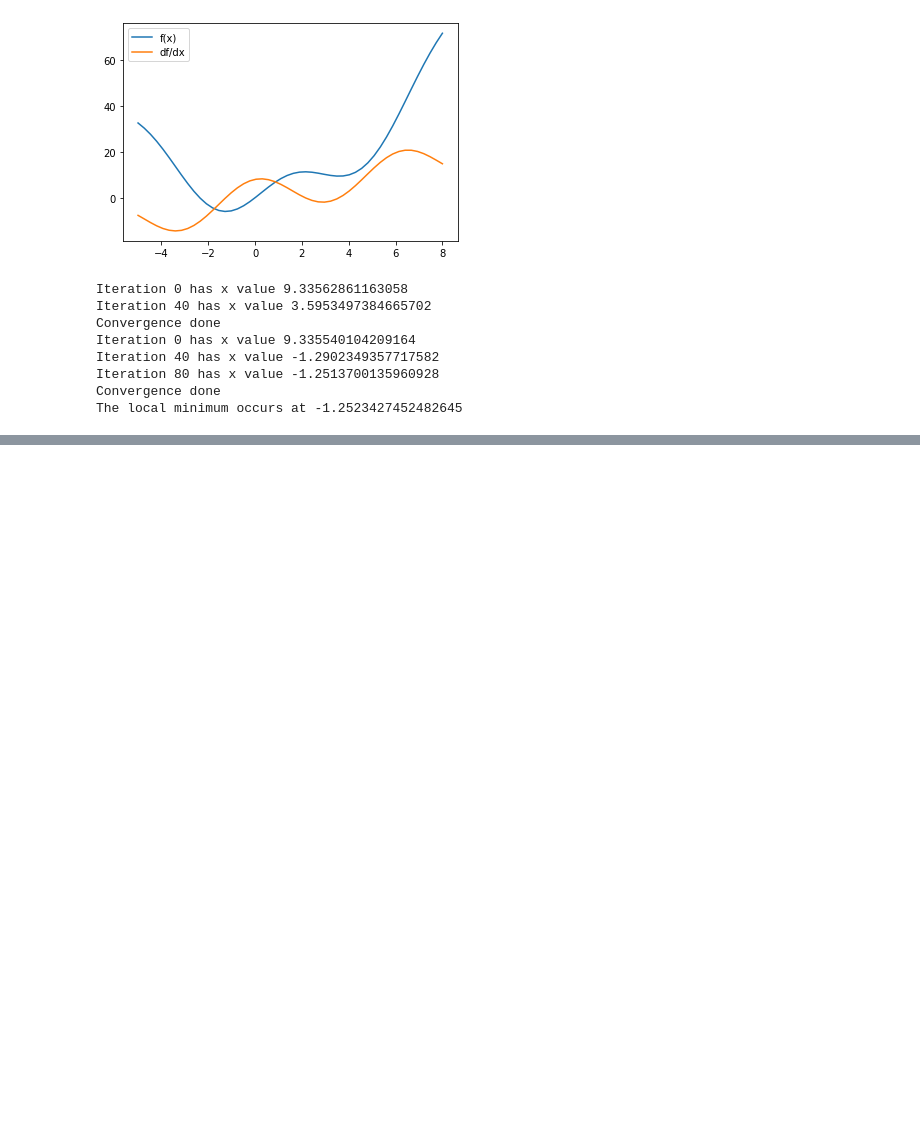
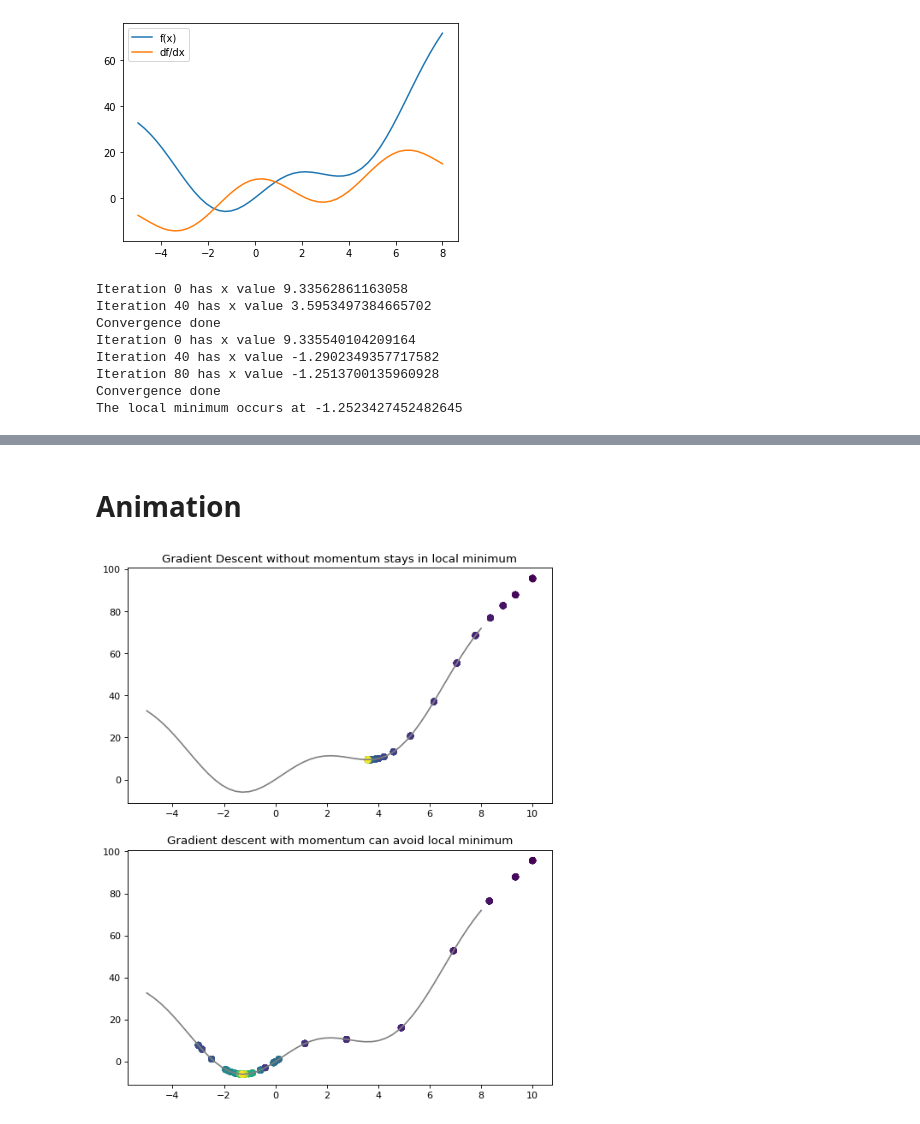
Before and after one commit to Apiquet/fcn_from_scratch, a Jupyter notebook: differential_approach/gradient_descent_momentum.ipynb, the cells around one changed output, grey strips where cells are left out. Drawn from its saved outputs; the diff is of its cells as text; code cells hidden in the pictures; blank space fills up the shorter version.

Commit message:
[DEV][2D] Add animation

```diff
--- a/differential_approach/gradient_descent_momentum.ipynb
+++ b/differential_approach/gradient_descent_momentum.ipynb
@@ -105,0 +106,44 @@ fig.savefig('../plots/2D_GD.png')
+# %% [markdown]
+# Animation
+# %%
+from tqdm import tqdm
+from PIL import Image
+def fig2img(fig):
+    """Convert a Matplotlib figure to a PIL Image and return it"""
+    import io
+    buf = io.BytesIO()
+    fig.savefig(buf)
+    buf.seek(0)
+    img = Image.open(buf)
+    return img
+# %%
+images = []
+fig = plt.figure(num=None, figsize=(8, 10), dpi=80, facecolor='w', edgecolor='k')
+ax1 = fig.add_subplot(2, 1, 1)
+ax1.plot(pts, f(pts), c='grey')
+ax2 = fig.add_subplot(2, 1, 2)
+ax2.plot(pts, f(pts), c='grey')
+steps1 = strategy_steps[0]
+x1, y1, intensity1 = [], [], []
+
+steps2 = strategy_steps[1]
+x2, y2, intensity2 = [], [], []
+for i, step in enumerate(tqdm(steps1)):
+    pts = np.linspace(-5, 8)
+    x1.append(step)
+    y1.append(f(step))
+    intensity1.append(i)
+    ax1.scatter(x1, y1, cmap = 'viridis', c=intensity1)
+    ax1.set_title('Gradient Descent without momentum stays in local minimum')
+    images.append(fig2img(fig))
+
+    step = steps2[i]
+    pts = np.linspace(-5, 8)
+    x2.append(step)
+    y2.append(f(step))
+    intensity2.append(i)
+    ax2.scatter(x2, y2, cmap = 'viridis', c=intensity2)
+    ax2.set_title('Gradient descent with momentum can avoid local minimum')
+    images.append(fig2img(fig))
+# %% [output]
+[figure, added]
```
Also changed, not shown: parts of 2 cells of this notebook, 1 other file.
